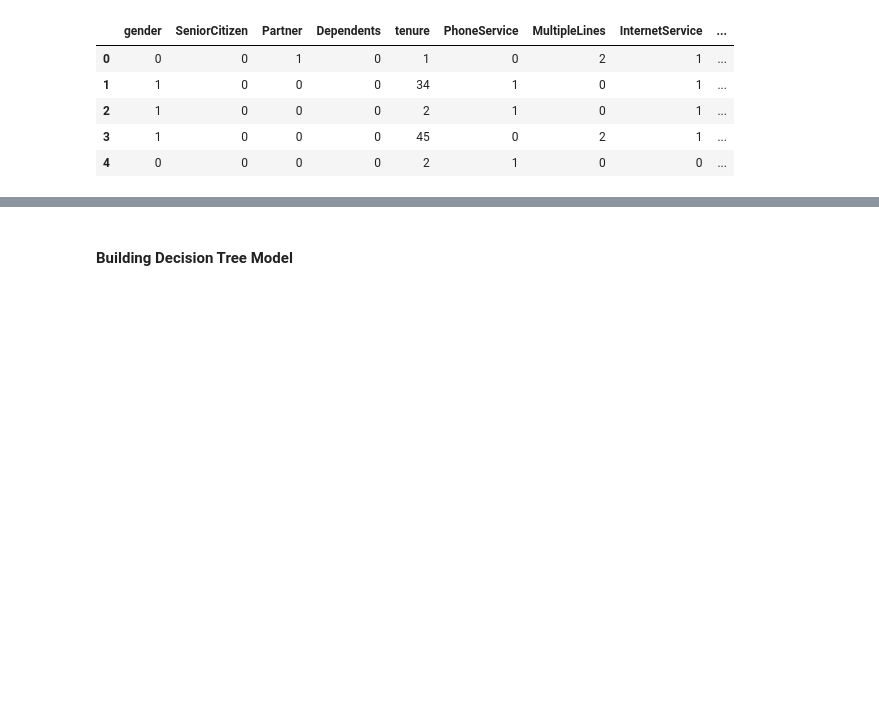
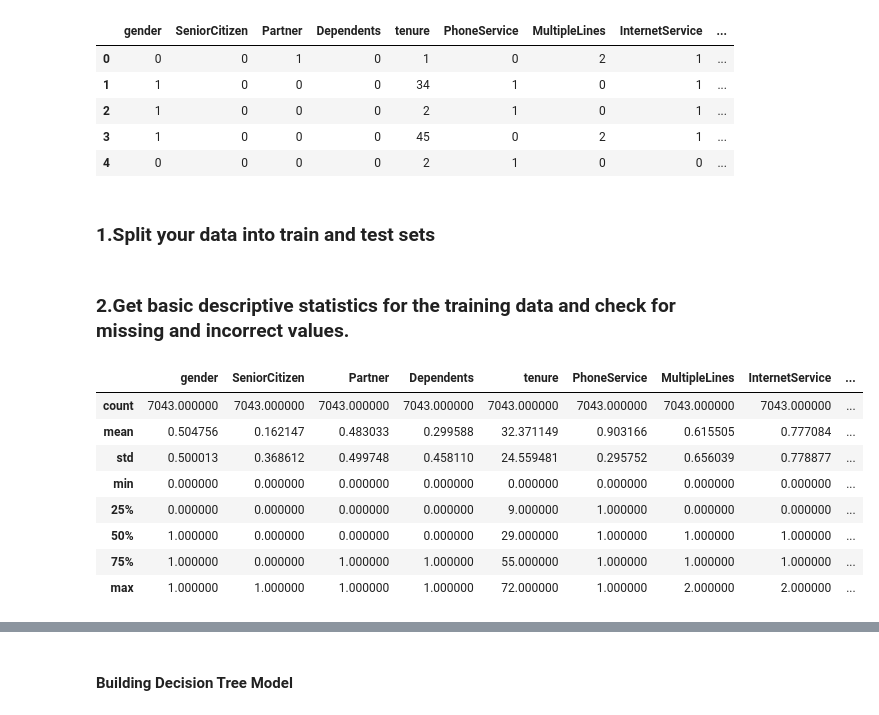
Before and after one commit to IMabuza/Decision_trees, a Jupyter notebook: customer_churn_analyses.ipynb, the cells around one changed output, grey strips where cells are left out. Cells and saved outputs as stored; diff of their text form; code cells hidden in the pictures; blank space fills up the shorter version.

```diff
--- a/customer_churn_analyses.ipynb
+++ b/customer_churn_analyses.ipynb
@@ -134,4 +135,6 @@ X.head()
 | 2 | 1 | 0 | 0 | 0 | 2 | 1 | 0 | 1 | ... |
 | 3 | 1 | 0 | 0 | 0 | 45 | 0 | 2 | 1 | ... |
 | 4 | 0 | 0 | 0 | 0 | 2 | 1 | 0 | 0 | ... |
+# %% [markdown]
+### 1.Split your data into train and test sets
 # %%
@@ -139 +142,15 @@ X.head()
 X_train, X_test, y_train, y_test = train_test_split(X, y, test_size=0.3, random_state=42) # 70% training and 30% test
+# %% [markdown]
+### 2.Get basic descriptive statistics for the training data and check for missing and incorrect values.
+# %%
+churn_data.describe()
+# %% [output]
+|  | gender | SeniorCitizen | Partner | Dependents | tenure | PhoneService | MultipleLines | InternetService | ... |
+| count | 7043.000000 | 7043.000000 | 7043.000000 | 7043.000000 | 7043.000000 | 7043.000000 | 7043.000000 | 7043.000000 | ... |
+| mean | 0.504756 | 0.162147 | 0.483033 | 0.299588 | 32.371149 | 0.903166 | 0.615505 | 0.777084 | ... |
+| std | 0.500013 | 0.368612 | 0.499748 | 0.458110 | 24.559481 | 0.295752 | 0.656039 | 0.778877 | ... |
+| min | 0.000000 | 0.000000 | 0.000000 | 0.000000 | 0.000000 | 0.000000 | 0.000000 | 0.000000 | ... |
+| 25% | 0.000000 | 0.000000 | 0.000000 | 0.000000 | 9.000000 | 1.000000 | 0.000000 | 0.000000 | ... |
+| 50% | 1.000000 | 0.000000 | 0.000000 | 0.000000 | 29.000000 | 1.000000 | 1.000000 | 1.000000 | ... |
+| 75% | 1.000000 | 0.000000 | 1.000000 | 1.000000 | 55.000000 | 1.000000 | 1.000000 | 1.000000 | ... |
+| max | 1.000000 | 1.000000 | 1.000000 | 1.000000 | 72.000000 | 1.000000 | 2.000000 | 2.000000 | ... |
```
Also changed, not shown: parts of 8 cells of this notebook.
